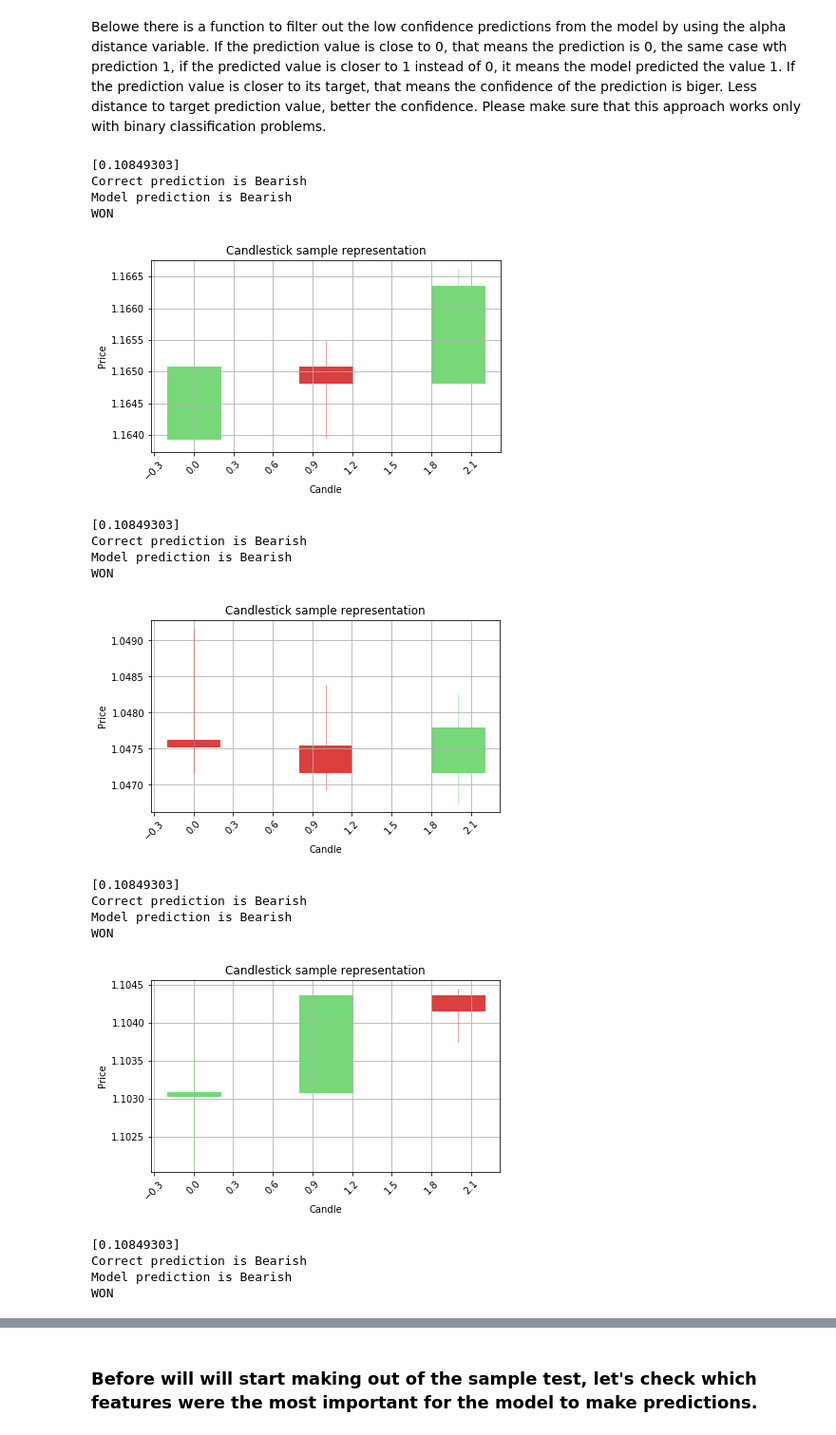
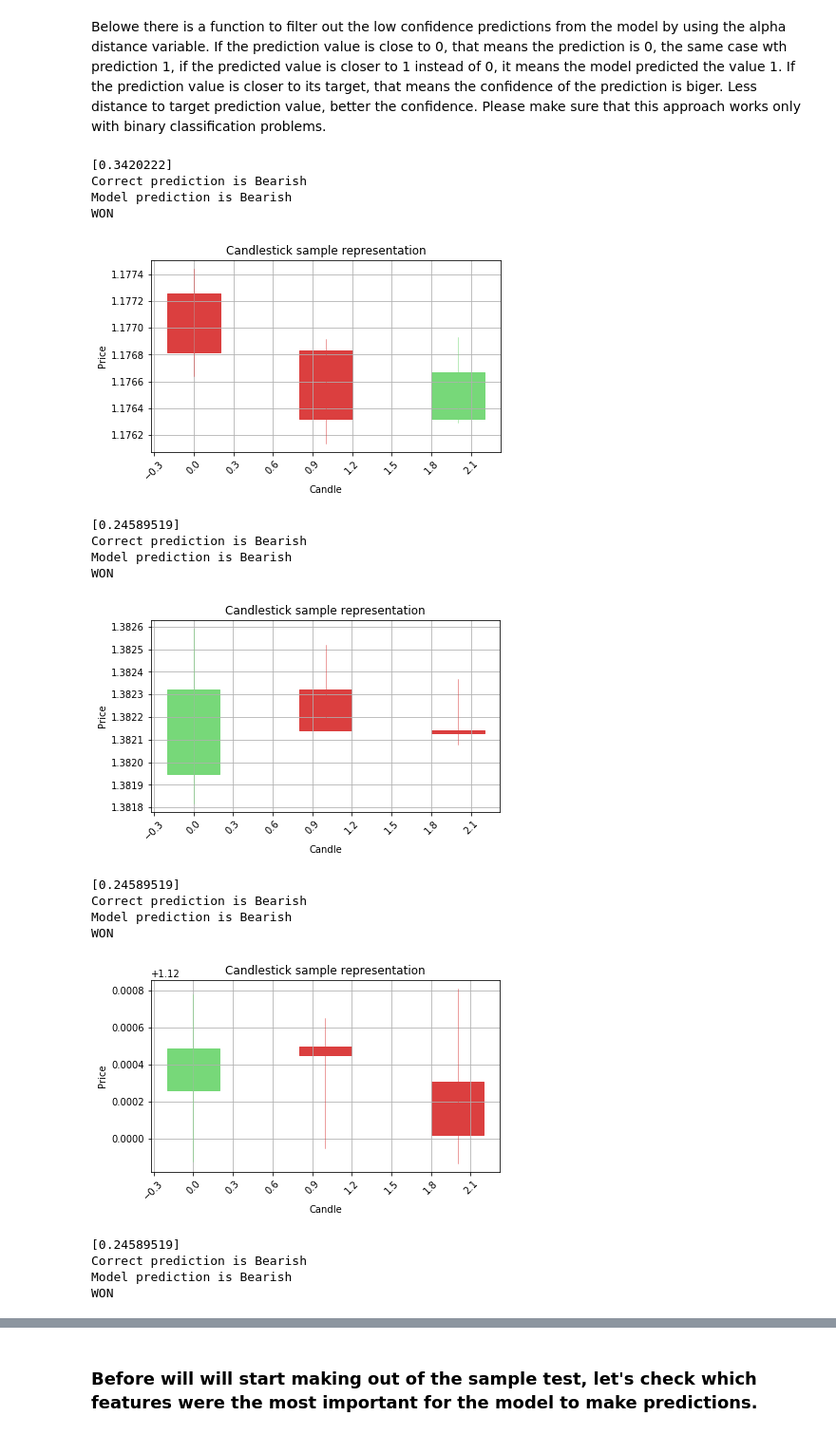
Before and after one commit to MikePapinski/DeepLearning, a Jupyter notebook: PredictCandlestick/CandleSTick patterns prediction/JupyterResearch_0.1.ipynb, the cells around one changed output, grey strips where cells are left out. Shown at 95% size. Cells and saved outputs as stored; diff of their text form; code cells hidden in the pictures.

```diff
--- a/PredictCandlestick/CandleSTick patterns prediction/JupyterResearch_0.1.ipynb
+++ b/PredictCandlestick/CandleSTick patterns prediction/JupyterResearch_0.1.ipynb
@@ -153,7 +171,7 @@ three_dim_sequence.shape
 Visualize the step by step sequency of price movements on the OHLC chart
 # %%
 counter=0
-for candle in three_dim_sequence[1000:1010]:
+for candle in three_dim_sequence[1000:1005]:
     counter=counter+1
     print('Step ' + str(counter))
     graph_data_ohlc(candle)
@@ -353,9 +390,9 @@ array([[1.35109, 1.35312, 1.35106, 1.35267],
 # %% [markdown]
 #### Visualize the candle sequence:
 # %%
-for a in range(10):
-    b=a+600
-    if Y[b] == 1:print('Prediction is Bullish')
-    if Y[b] == 0:print('Prediction is Bearsih')
+for a in range(5):
+    b=a+1000
+    if Y[b] == 1:print('Correct prediction would be Bullish ---^')
+    if Y[b] == 0:print('Correct prediction would be Bearish ---v')
     graph_data_ohlc(X_raw[b])
 # %% [output]
@@ -384,16 +418,10 @@ The basics, for all the training and prediction will be responsible the tensorfl
 from keras import layers
 from keras.optimizers import RMSprop
 
-#3 * 4 = 12
-#15 * 4 = 60
 
 model = Sequential()
-
-model.add(layers.CuDNNLSTM(units = 120,return_sequences=True, input_shape = (None, X.shape[-1])))
-
-model.add(layers.CuDNNLSTM(units = 240))
-
-
+model.add(layers.CuDNNLSTM(units = 12,return_sequences=True, input_shape = (None, X.shape[-1])))
+model.add(layers.CuDNNLSTM(units = 24))
 model.add(layers.Dense(units = 1,activation='sigmoid'))
 
 model.compile(optimizer='rmsprop', loss='binary_crossentropy', metrics=['acc'])
@@ -440,4 +477,6 @@ Test data: X Input shape: (9390, 3, 4), Y Output shape: (9390,), datetime shape:
 # %%
-history = model.fit(X_train, Y_train,batch_size=500, epochs=15,validation_data=(X_val, Y_val))
+cell_timer = MeasureTime()
+history = model.fit(X_train, Y_train,batch_size=500, epochs=13,validation_data=(X_val, Y_val))
+cell_timer.kill()
 # %% [output]
 Train on 18778 samples, validate on 9389 samples
@@ -496,50 +535,52 @@ Test accuracy: 0.5355697550649207
 # %% [markdown]
 Belowe there is a function to filter out the low confidence predictions from the model by using the alpha distance variable. If the prediction value is close to 0, that means the prediction is 0, the same case wth prediction 1, if the predicted value is closer to 1 instead of 0, it means the model predicted the value 1. If the prediction value is closer to its target, that means the confidence of the prediction is biger. Less distance to target prediction value, better the confidence. Please make sure that this approach works only with binary classification problems.
 # %%
+cell_timer = MeasureTime()
 counter = 0
 won = 0
 lost = 0
 test = model.predict(X_test)
 alpha_distance = 0.35
 
 for a in test:
     #print(a)
     if a > (1-alpha_distance) or a < alpha_distance :
         print(a)
         if Y_test[counter] == 1:print('Correct prediction is Bullish')
         if Y_test[counter] == 0:print('Correct prediction is Bearish')
         if a > (1-alpha_distance):print('Model prediction is Bullish')
         if a < alpha_distance:print('Model prediction is Bearish')
 
         if (a > (1-alpha_distance) and Y_test[counter] == 1) or (a < alpha_distance and Y_test[counter] == 0):
             won=won+1
             print('WON')
         else:
             print('LOST')
             lost=lost+1
 
         graph_data_ohlc(X_test_raw[counter])
 
     counter=counter+1
 print('Won: ' + str(won) + ' Lost: ' + str(lost))
 print('Success rate: ' + str(round((won*100)/(won+lost),2)) + '%')
+cell_timer.kill()
 # %% [output]
-[0.10849303]
+[0.3420222]
 Correct prediction is Bearish
 Model prediction is Bearish
 WON
-[figure, old version]
+[figure, new version]
-[0.10849303]
+[0.24589519]
 Correct prediction is Bearish
 Model prediction is Bearish
 WON
-[figure, old version]
+[figure, new version]
-[0.10849303]
+[0.24589519]
 Correct prediction is Bearish
 Model prediction is Bearish
 WON
-[figure, old version]
+[figure, new version]
-[0.10849303]
+[0.24589519]
 Correct prediction is Bearish
 Model prediction is Bearish
 WON
```
Also changed, not shown: parts of 97 cells of this notebook, 31 other files.
